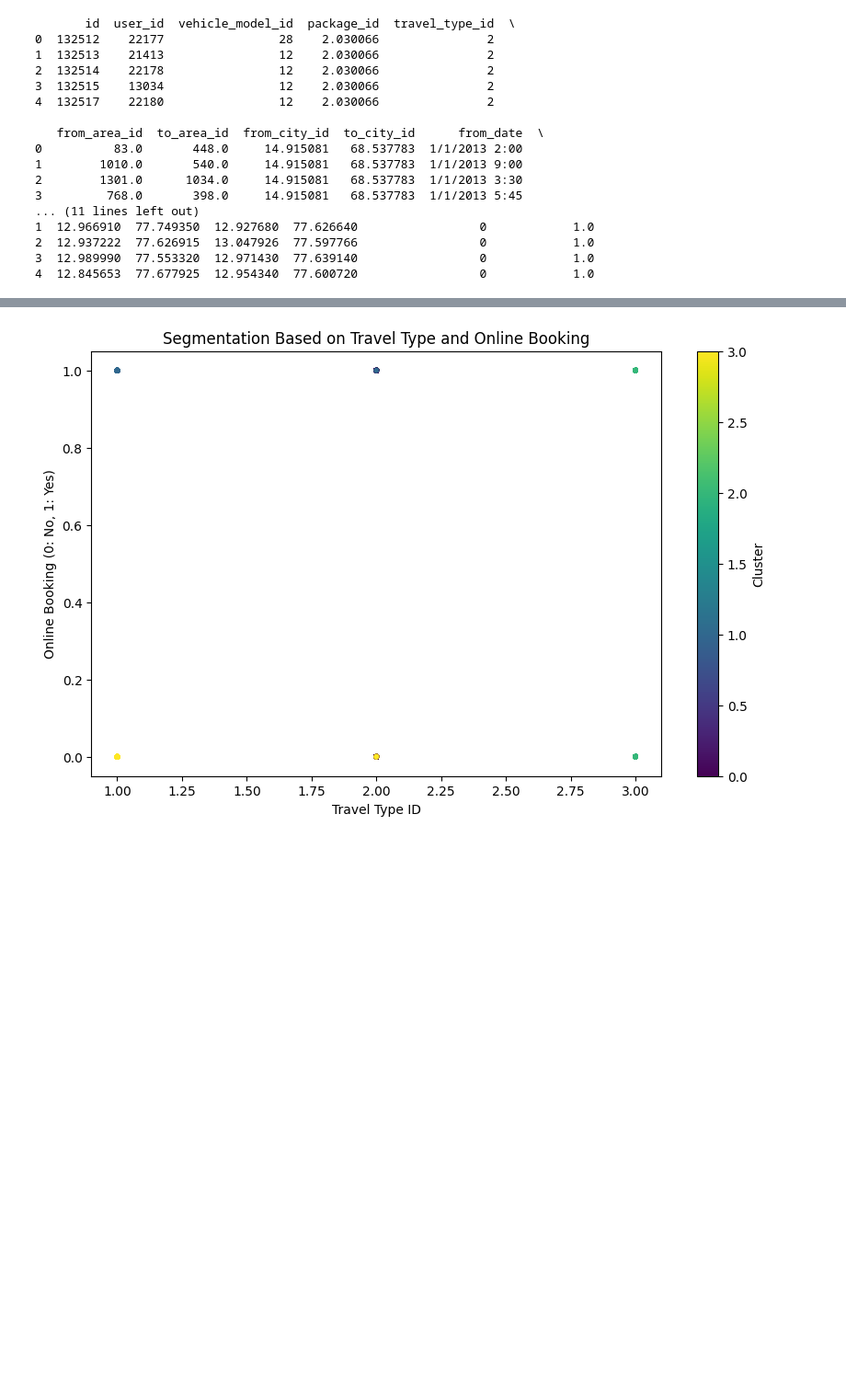
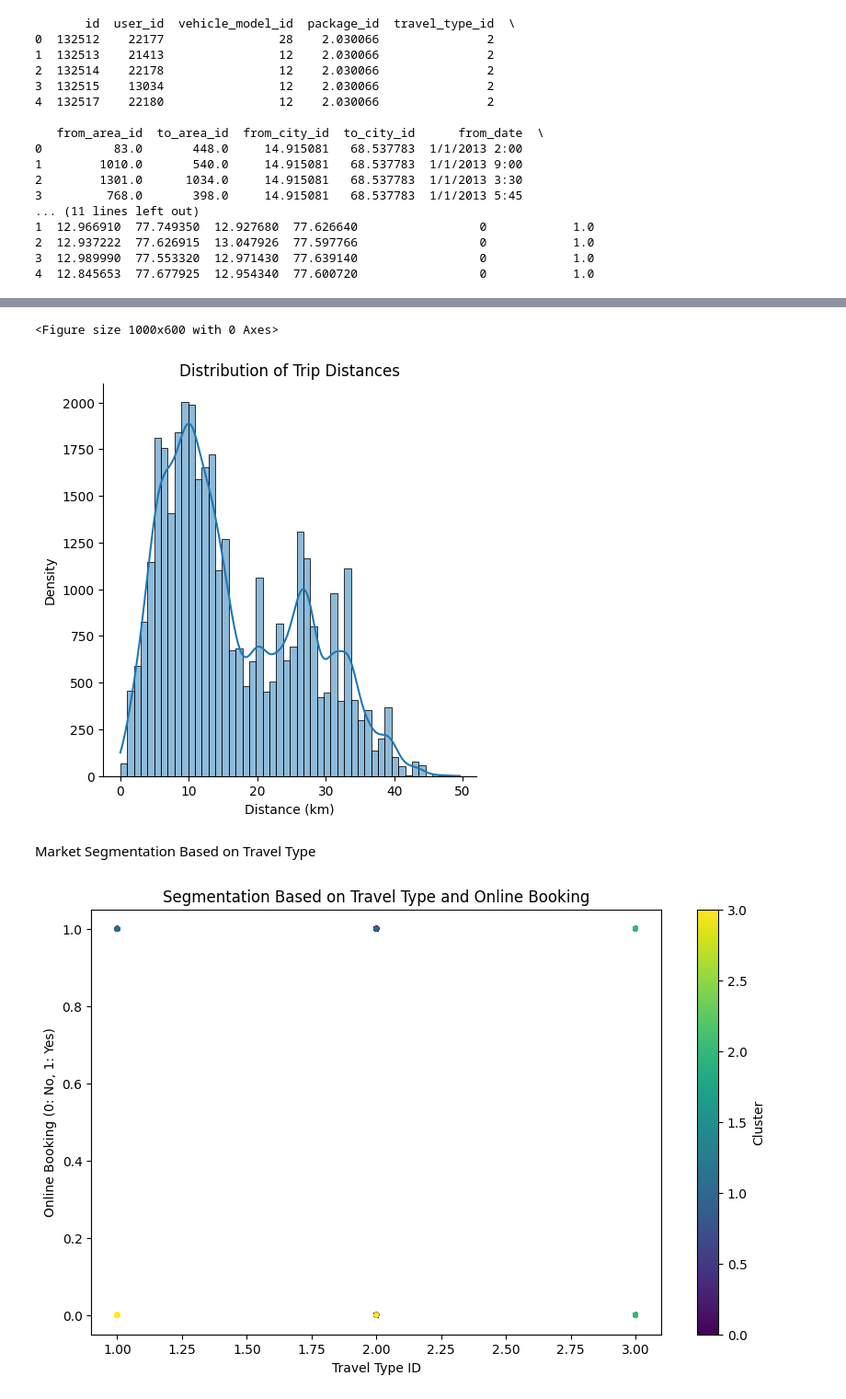
Before and after one commit to Jadhav2024/Online_Vehicle_Booking_Market_Segmentation, a Jupyter notebook: Online_Vehicle_booking_market_Segmentation.ipynb, the cells around one changed output, grey strips where cells are left out. Shown at 92% size. Drawn from its saved outputs; the diff is of its cells as text; code cells hidden in the pictures; blank space fills up the shorter version.

Commit message:
Created using Colab o

```diff
--- a/Online_Vehicle_booking_market_Segmentation.ipynb
+++ b/Online_Vehicle_booking_market_Segmentation.ipynb
@@ -160,3 +145,46 @@ memory usage: 6.6+ MB
+# %%
+# Import necessary libraries
+import pandas as pd
+import numpy as np
+import seaborn as sns
+import matplotlib.pyplot as plt
+
+# Function to calculate distance between two coordinates (Haversine formula)
+def haversine(lat1, lon1, lat2, lon2):
+    # Convert decimal degrees to radians
+    lat1, lon1, lat2, lon2 = map(np.radians, [lat1, lon1, lat2, lon2])
+
+    # Haversine formula
+    dlat = lat2 - lat1
+    dlon = lon2 - lon1
+    a = np.sin(dlat/2)**2 + np.cos(lat1) * np.cos(lat2) * np.sin(dlon/2)**2
+    c = 2 * np.arcsin(np.sqrt(a))
+    km = 6371 * c  # Radius of earth in kilometers is 6371
+    return km
+
+# Load the dataset
+file_path = 'YourCabs_cleaned.csv'
+data = pd.read_csv(file_path)
+
+# Data Preprocessing (Dropping rows with missing coordinates)
+data_cleaned = data.dropna(subset=['from_lat', 'from_long', 'to_lat', 'to_long'])
+
+# Apply the Haversine formula to calculate distance and add as a new column
+data_cleaned['distance'] = data_cleaned.apply(lambda row: haversine(row['from_lat'], row['from_long'],
+                                                                    row['to_lat'], row['to_long']), axis=1)
+
+# Visualize the distribution of distances using a kernel density estimate (KDE)
+plt.figure(figsize=(10, 6))
+sns.displot(data_cleaned['distance'], kde=True)
+plt.title('Distribution of Trip Distances')
+plt.xlabel('Distance (km)')
+plt.ylabel('Density')
+plt.show()
+# %% [output]
+<Figure size 1000x600 with 0 Axes>
+[figure, added]
+# %% [markdown]
+Market Segmentation Based on Travel Type
 # %%
 import pandas as pd
 from sklearn.preprocessing import StandardScaler
```
Also changed, not shown: parts of 13 cells of this notebook.
